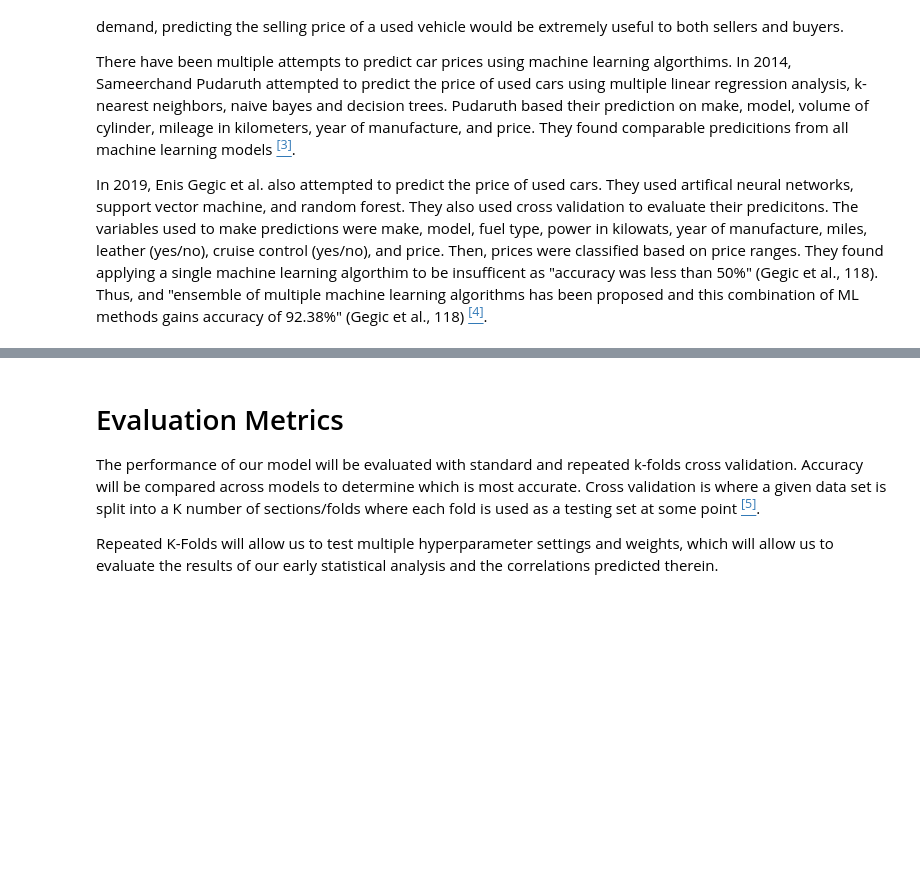
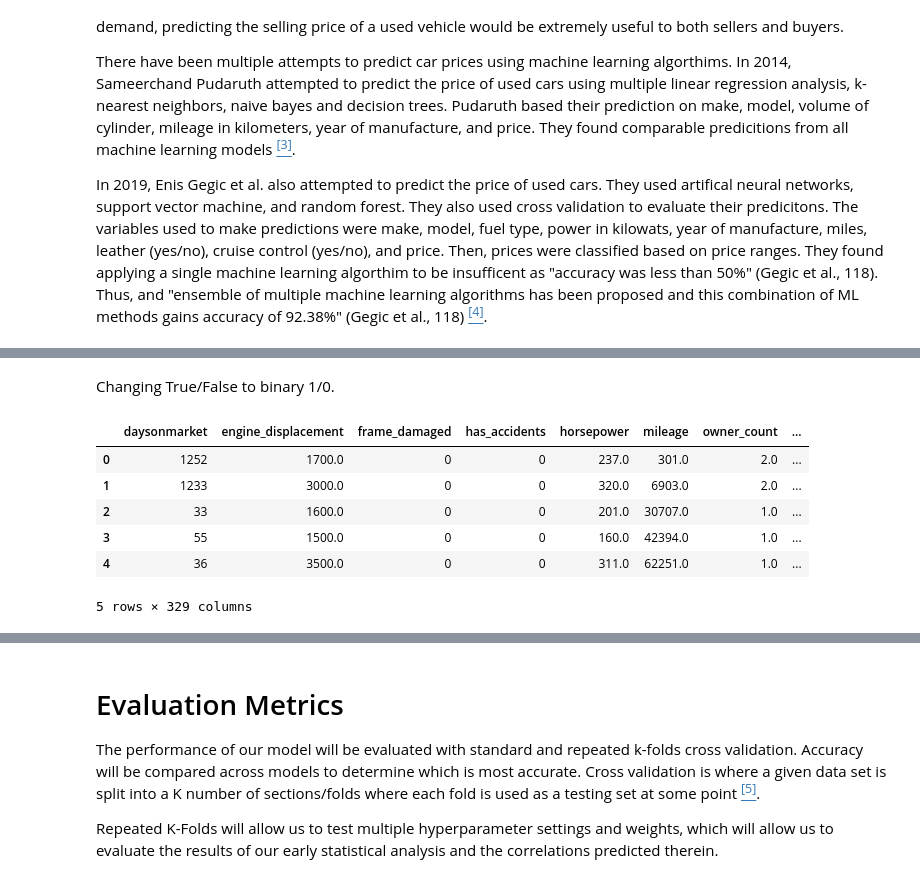
Before and after one commit to COGS118A/Group056-Sp22, a Jupyter notebook: FinalProject_group056.ipynb, the cells around one changed output, grey strips where cells are left out. Drawn from its saved outputs; the diff is of its cells as text; code cells hidden in the pictures; blank space fills up the shorter version.

```diff
--- a/FinalProject_group056.ipynb
+++ b/FinalProject_group056.ipynb
@@ -70,0 +140,14 @@ We have categorized:
+# %% [markdown]
+Changing True/False to binary 1/0.
+# %%
+#convert True/False data into 1/0
+df_WIP[['frame_damaged', 'has_accidents']] = df_WIP[['frame_damaged', 'has_accidents']].astype(int)
+df_WIP.head()
+# %% [output]
+|  | daysonmarket | engine_displacement | frame_damaged | has_accidents | horsepower | mileage | owner_count | ... |
+| 0 | 1252 | 1700.0 | 0 | 0 | 237.0 | 301.0 | 2.0 | ... |
+| 1 | 1233 | 3000.0 | 0 | 0 | 320.0 | 6903.0 | 2.0 | ... |
+| 2 | 33 | 1600.0 | 0 | 0 | 201.0 | 30707.0 | 1.0 | ... |
+| 3 | 55 | 1500.0 | 0 | 0 | 160.0 | 42394.0 | 1.0 | ... |
+| 4 | 36 | 3500.0 | 0 | 0 | 311.0 | 62251.0 | 1.0 | ... |
+5 rows × 329 columns
```
Also changed, not shown: parts of 46 cells of this notebook.
